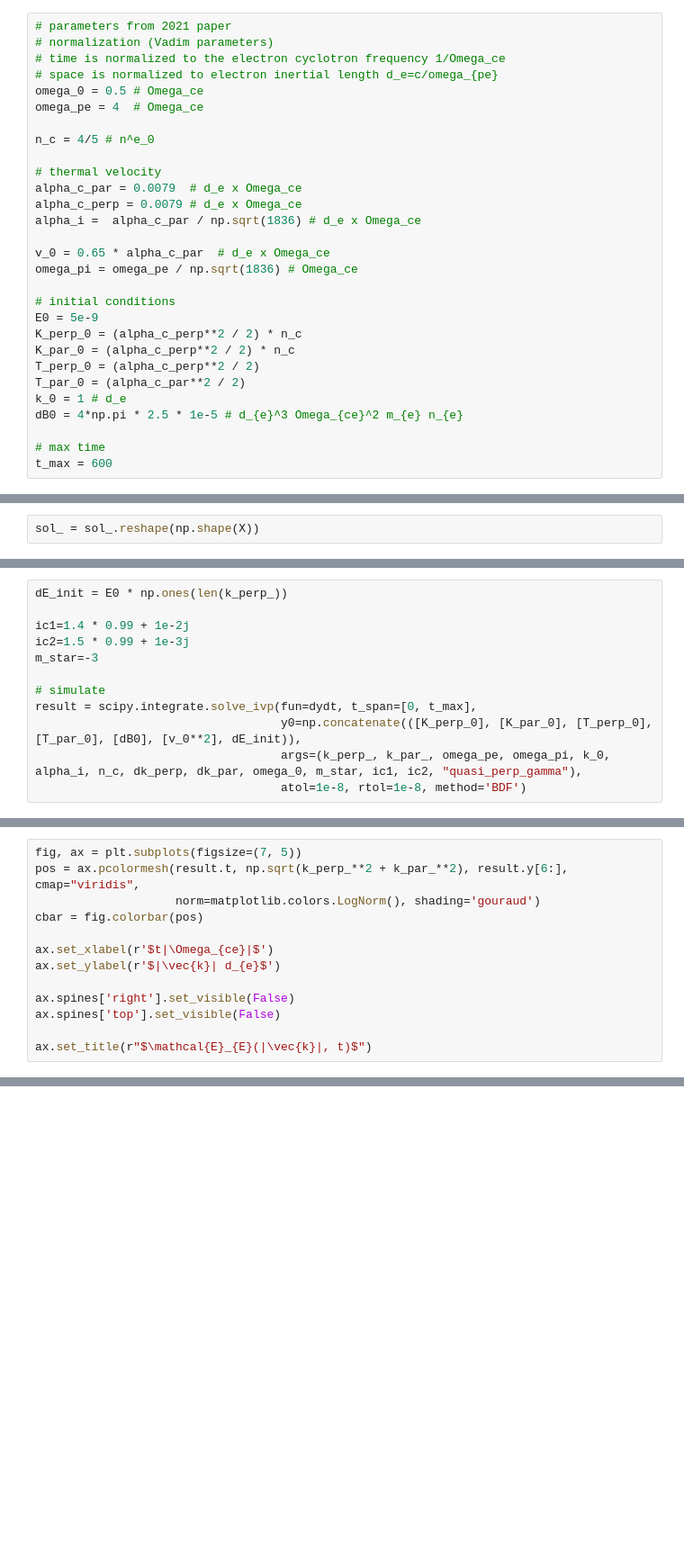
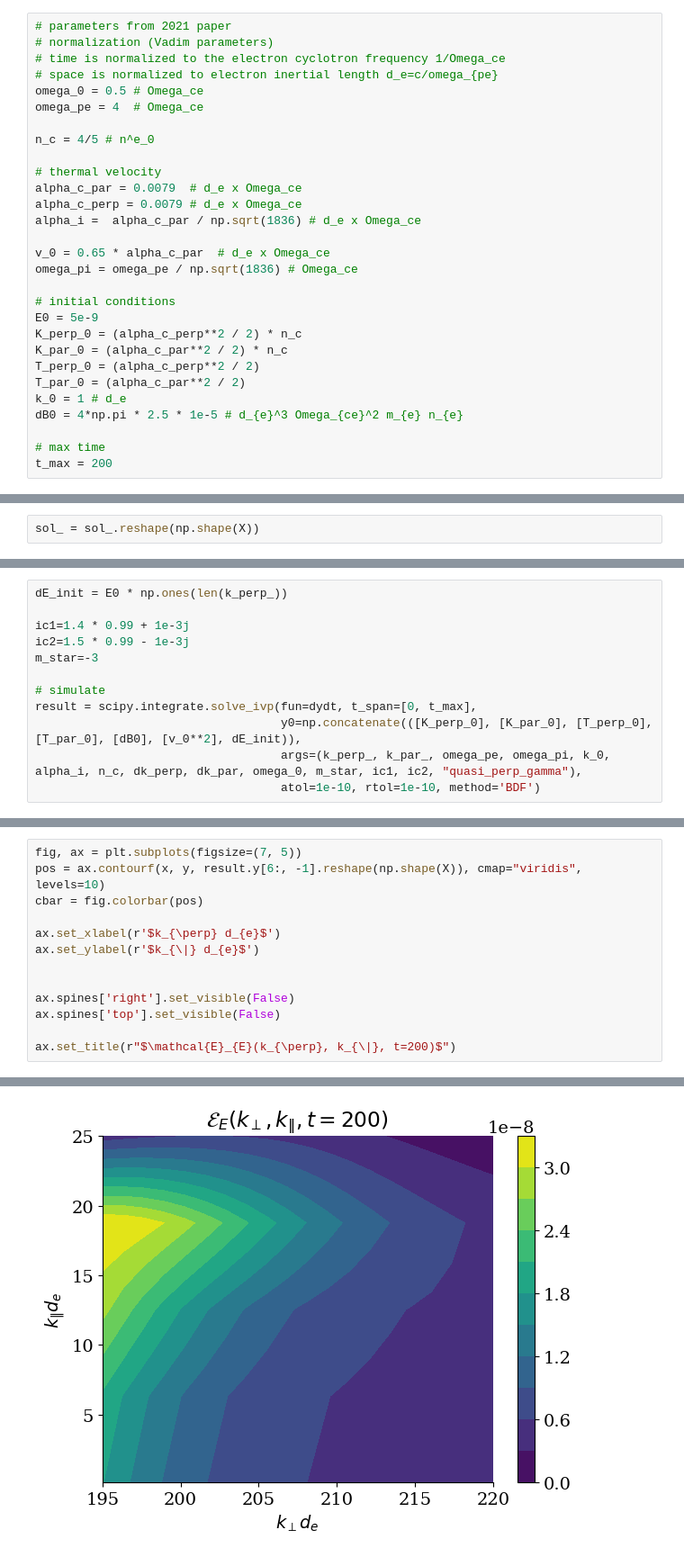
Before and after one commit to opaliss/QLT_whistler, a Jupyter notebook: secondary_waves/electrostatic_quasi_perpendicular_QLT.ipynb, the cells around one changed output, grey strips where cells are left out. Shown at 90% size. Drawn from its saved outputs; the diff is of its cells as text; blank space fills up the shorter version.

```diff
--- a/secondary_waves/electrostatic_quasi_perpendicular_QLT.ipynb
+++ b/secondary_waves/electrostatic_quasi_perpendicular_QLT.ipynb
@@ -48,12 +48,12 @@ omega_pi = omega_pe / np.sqrt(1836) # Omega_ce
 # initial conditions
 E0 = 5e-9
 K_perp_0 = (alpha_c_perp**2 / 2) * n_c
-K_par_0 = (alpha_c_perp**2 / 2) * n_c
+K_par_0 = (alpha_c_par**2 / 2) * n_c
 T_perp_0 = (alpha_c_perp**2 / 2)
 T_par_0 = (alpha_c_par**2 / 2)
 k_0 = 1 # d_e
 dB0 = 4*np.pi * 2.5 * 1e-5 # d_{e}^3 Omega_{ce}^2 m_{e} n_{e}
 
 # max time
-t_max = 600
+t_max = 200
 # %%
@@ -119,14 +120,14 @@ plt.tight_layout()
 # %%
 dE_init = E0 * np.ones(len(k_perp_))
 
-ic1=1.4 * 0.99 + 1e-2j
-ic2=1.5 * 0.99 + 1e-3j
+ic1=1.4 * 0.99 + 1e-3j
+ic2=1.5 * 0.99 - 1e-3j
 m_star=-3
 
 # simulate
 result = scipy.integrate.solve_ivp(fun=dydt, t_span=[0, t_max],
                                    y0=np.concatenate(([K_perp_0], [K_par_0], [T_perp_0], [T_par_0], [dB0], [v_0**2], dE_init)),
                                    args=(k_perp_, k_par_, omega_pe, omega_pi, k_0, alpha_i, n_c, dk_perp, dk_par, omega_0, m_star, ic1, ic2, "quasi_perp_gamma"),
-                                   atol=1e-8, rtol=1e-8, method='BDF')
+                                   atol=1e-10, rtol=1e-10, method='BDF')
 # %% [output]
 t =  0.0
@@ -153,13 +158,14 @@ _ = plt.plot(result.y[6:,:])
 # %%
 fig, ax = plt.subplots(figsize=(7, 5))
-pos = ax.pcolormesh(result.t, np.sqrt(k_perp_**2 + k_par_**2), result.y[6:], cmap="viridis",
-                    norm=matplotlib.colors.LogNorm(), shading='gouraud')
+pos = ax.contourf(x, y, result.y[6:, -1].reshape(np.shape(X)), cmap="viridis",  levels=10)
 cbar = fig.colorbar(pos)
 
-ax.set_xlabel(r'$t|\Omega_{ce}|$')
-ax.set_ylabel(r'$|\vec{k}| d_{e}$')
+ax.set_xlabel(r'$k_{\perp} d_{e}$')
+ax.set_ylabel(r'$k_{\|} d_{e}$')
+
 
 ax.spines['right'].set_visible(False)
 ax.spines['top'].set_visible(False)
 
-ax.set_title(r"$\mathcal{E}_{E}(|\vec{k}|, t)$")
+ax.set_title(r"$\mathcal{E}_{E}(k_{\perp}, k_{\|}, t=200)$")
+# %% [output]
@@ -166,3 +173,4 @@ ax.set_title(r"$\mathcal{E}_{E}(|\vec{k}|, t)$")
+[figure, added]
 # %%
 fig, ax = plt.subplots(figsize=(4, 4))
 ax.plot(result.t, result.y[4, :]/result.y[4, 0], color="black", linewidth=2)
```
Also changed, not shown: parts of 12 cells of this notebook, 7 other files.
